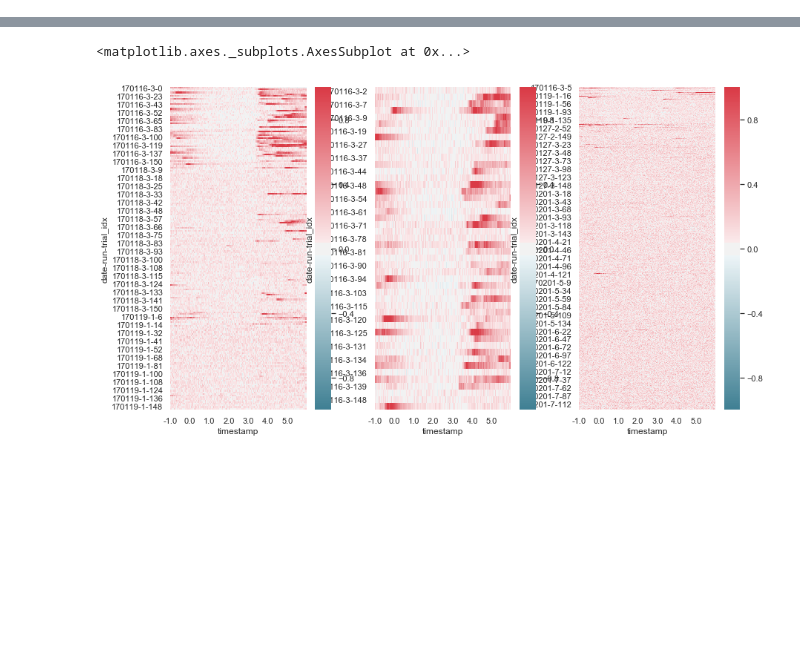
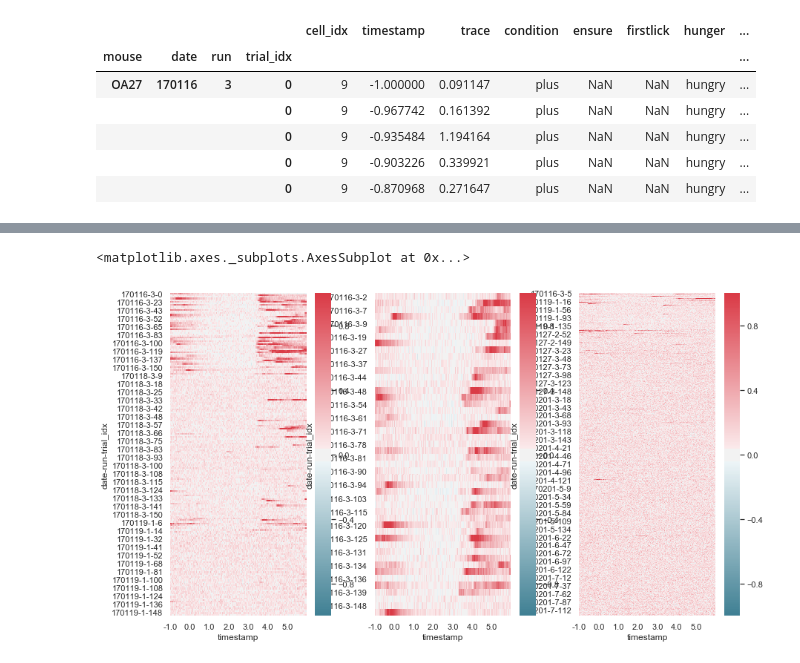
Before and after one commit to klmcguir/cascade, a Jupyter notebook: merge_plot_testing.ipynb, the cells around one changed output, grey strips where cells are left out. Drawn from its saved outputs; the diff is of its cells as text; code cells hidden in the pictures; blank space fills up the shorter version.

```diff
--- a/merge_plot_testing.ipynb
+++ b/merge_plot_testing.ipynb
@@ -19,0 +112,18 @@ df_t = pd.read_pickle(trig_path)
+# %%
+# df = pd.concat([dft, dft2])
+# print(dfm.head())
+trial_indexer = (((dfm.orientation == 0) | (dfm.orientation == 135) | (dfm.orientation == 270))
+                 & ((dfm.tag == 'standard') | (dfm.tag == 'learning_start') | (dfm.tag == 'reversal1_start')
+                 | (dfm.tag == 'reversal2_start'))
+                 & ((dfm.condition == 'plus') | (dfm.condition == 'minus') | (dfm.condition == 'neutral'))
+                 & (dfm.hunger == 'hungry'))
+# print(trial_indexer[2])
+# test = [((dfm['orientation'] == 0) | (dfm['orientation'] == 135) | (dfm['orientation'] == 270))
+#               & ((dfm['tag'] == 'standard') | (dfm['tag'] == 'learning_start') | (dfm['tag'] == 'reversal1_start')
+#               | (dfm['tag'] == 'reversal2_start'))
+#               & ((dfm['condition'] == 'plus') | (dfm.condition == 'minus') | (dfm.condition == 'neutral'))
+#               & (dfm.hunger == 'hunger')]
+
+dfm = dfm.loc[trial_indexer,:]
+
+print(dfm.head())
@@ -20,4 +156,5 @@ df_t = pd.read_pickle(trig_path)
 # %%
 # merge your dataframes on trial_idx
 # print(df_m.head())
-df_t = df_t.reset_index(level=['cell_idx', 'timestamp'])
+dft = dft.reset_index(level=['cell_idx', 'timestamp'])
+print(dft.head())
@@ -24,7 +169,17 @@ df_t = df_t.reset_index(level=['cell_idx', 'timestamp'])
 # %%
 # merge your dataframes on trial_idx
-df = pd.merge(df_t, df_m, on=['mouse', 'date', 'run', 'trial_idx'], how='left')
+df = pd.merge(dft, dfm, on=['mouse', 'date', 'run', 'trial_idx'], how='inner')
 # %%
 # filter your merged df to only include the trial types you want to be dealing with
-df1 = df.loc[((df.orientation == 0) | (df.orientation == 135)
-            | (df.orientation == 270)) & (df.tag == 'standard') & (df.cell_idx == 1),:]
+# df1 = df.loc[((df.orientation == 0) | (df.orientation == 135) | (df.orientation == 270))
+#              & ((df.tag == 'standard') | (df.tag == 'learning_start') | (df.tag == 'reversal1_start'))
+#              & (df.cell_idx == 9),:]
+df.head()
+# %% [output]
+|  |  |  |  | cell_idx | timestamp | trace | condition | ensure | firstlick | hunger | ... |
+| mouse | date | run | trial_idx |  |  |  |  |  |  |  | ... |
+| OA27 | 170116 | 3 | 0 | 9 | -1.000000 | 0.091147 | plus | NaN | NaN | hungry | ... |
+|  |  |  | 0 | 9 | -0.967742 | 0.161392 | plus | NaN | NaN | hungry | ... |
+|  |  |  | 0 | 9 | -0.935484 | 1.194164 | plus | NaN | NaN | hungry | ... |
+|  |  |  | 0 | 9 | -0.903226 | 0.339921 | plus | NaN | NaN | hungry | ... |
+|  |  |  | 0 | 9 | -0.870968 | 0.271647 | plus | NaN | NaN | hungry | ... |
```
Also changed, not shown: parts of 18 cells of this notebook, 7 other files.
